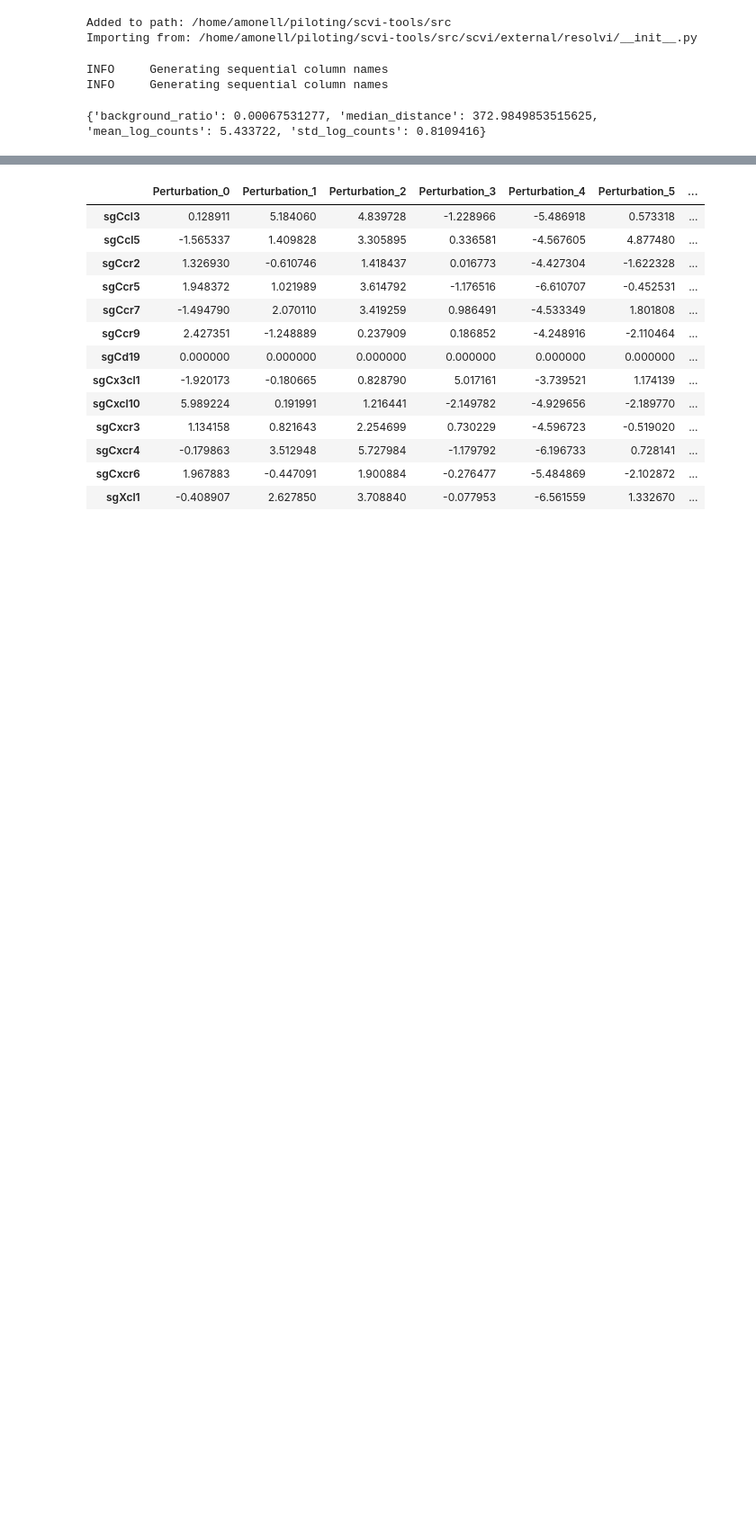
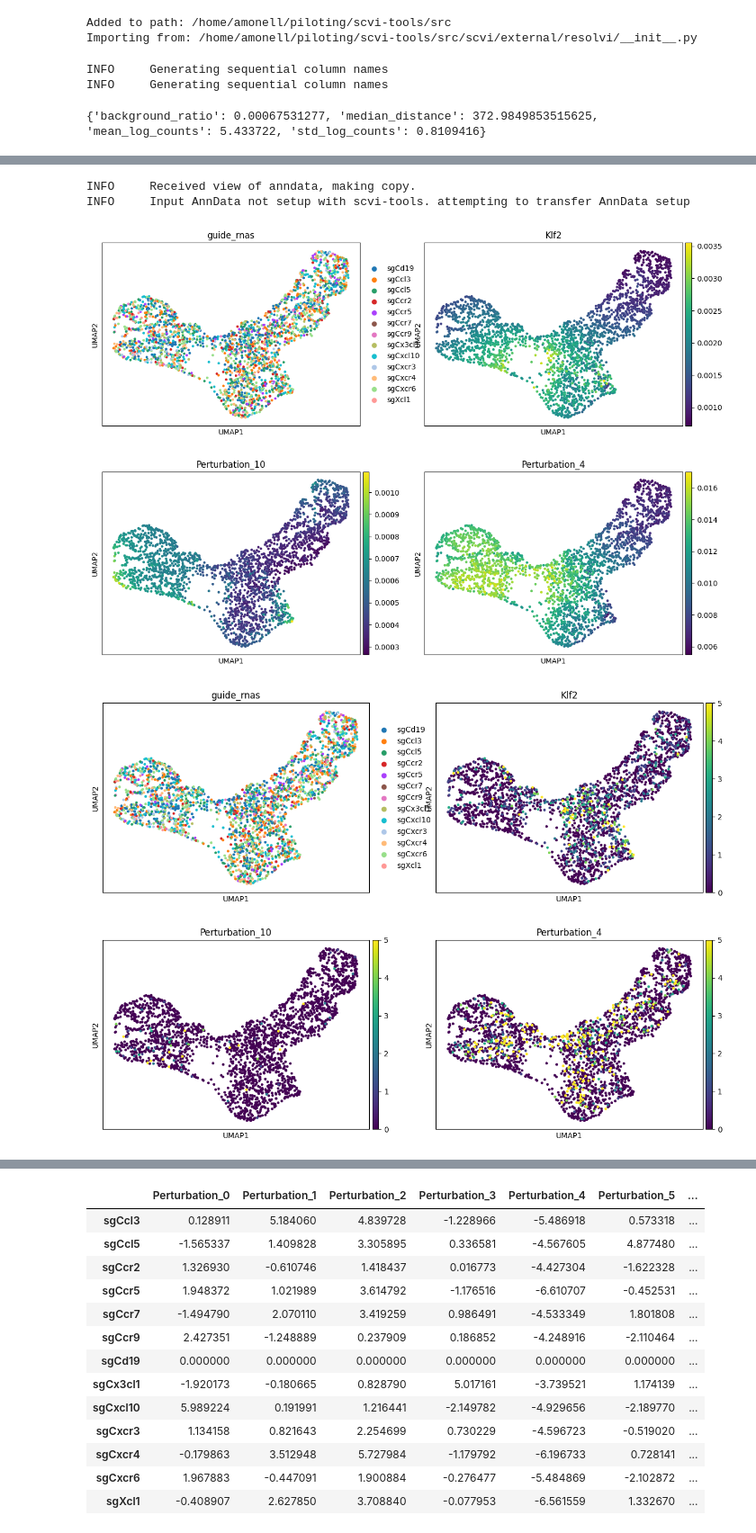
Before and after one commit to amonell/scvi-tools, a Jupyter notebook: resolve_perurb_tests/test_spatial_perturb.ipynb, the cells around one changed output, grey strips where cells are left out. Shown at 90% size. Saved outputs shown, nothing was run; the diff lists cells and outputs as text; code cells hidden in the pictures; blank space fills up the shorter version.

Commit message:
shift net outputs look correct

```diff
--- a/resolve_perurb_tests/test_spatial_perturb.ipynb
+++ b/resolve_perurb_tests/test_spatial_perturb.ipynb
@@ -42,7 +38,7 @@ INFO     Generating sequential column names
 INFO     Generating sequential column names
 # %%
 supervised_resolvi = RESOLVI.RESOLVI(
-    query_adata, semisupervised=True, mixture_k = 1, n_latent = 32, perturbation_hidden_dim=128, override_mixture_k_in_semisupervised=False
+    query_adata, semisupervised=True, mixture_k = 1, n_latent = 10, override_mixture_k_in_semisupervised=False
 )
 
 # supervised_resolvi = RESOLVI.RESOLVI(
@@ -67,7 +63,7 @@ supervised_resolvi.module.guide.downsample_counts_std = float(
     supervised_resolvi.module.guide.downsample_counts_std
 )
 supervised_resolvi.train(
-    max_epochs=200,
+    max_epochs=100,
     check_val_every_n_epoch=100,
     lr=3e-4,
     train_on_perturbed_only=True
@@ -95,0 +87,27 @@ query_adata =  sc.read('perturb_model.model/query_adata.h5ad')
+# %%
+mini_adata = query_adata[query_adata.obs['guide_rnas'] != 'Other cells']
+# Get denoised expression assuming control (no perturbations)
+control_expr = supervised_resolvi.get_denoised_expression_control(mini_adata, n_samples=1000)
+
+mini_adata.layers['resolvi_expression_no_shift'] = control_expr.values
+
+sc.tl.pca(mini_adata, layer='resolvi_expression_no_shift')
+sc.pp.neighbors(mini_adata)
+sc.tl.umap(mini_adata)
+sc.pl.umap(mini_adata, color=['guide_rnas', 'Klf2', 'Perturbation_10', 'Perturbation_4'], layer='resolvi_expression_no_shift', ncols=2)
+sc.pl.umap(mini_adata, color=['guide_rnas', 'Klf2', 'Perturbation_10', 'Perturbation_4'], ncols=2, vmax=5)
+
+perturbed_expr = supervised_resolvi.get_denoised_expression_perturbed(mini_adata, n_samples=1000)
+
+mini_adata.layers['resolvi_expression_with_shift'] = perturbed_expr.values
+
+sc.tl.pca(mini_adata, layer='resolvi_expression_with_shift')
+sc.pp.neighbors(mini_adata)
+sc.tl.umap(mini_adata)
+sc.pl.umap(mini_adata, color=['guide_rnas', 'Klf2', 'Perturbation_10', 'Perturbation_4'], layer='resolvi_expression_with_shift', ncols=2)
+sc.pl.umap(mini_adata, color=['guide_rnas', 'Klf2', 'Perturbation_10', 'Perturbation_4'], ncols=2, vmax=1)
+# %% [output]
+INFO     Received view of anndata, making copy.
+INFO     Input AnnData not setup with scvi-tools. attempting to transfer AnnData setup
+[figure, added]
+[figure, added]
```
Also changed, not shown: parts of 21 cells of this notebook, 3 other files.
